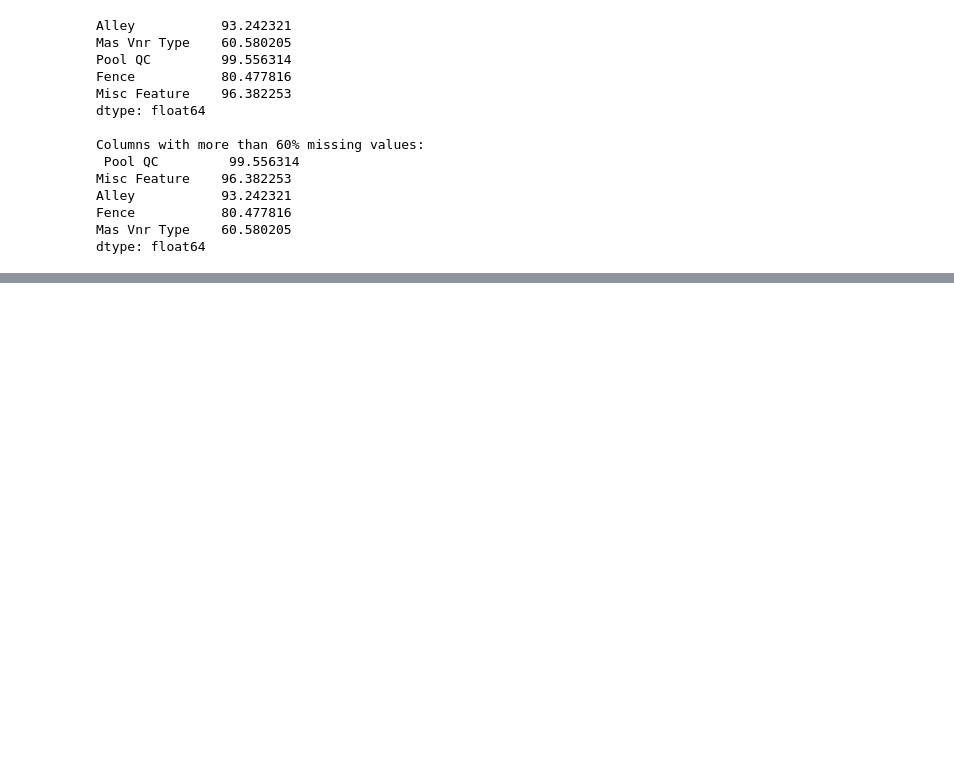
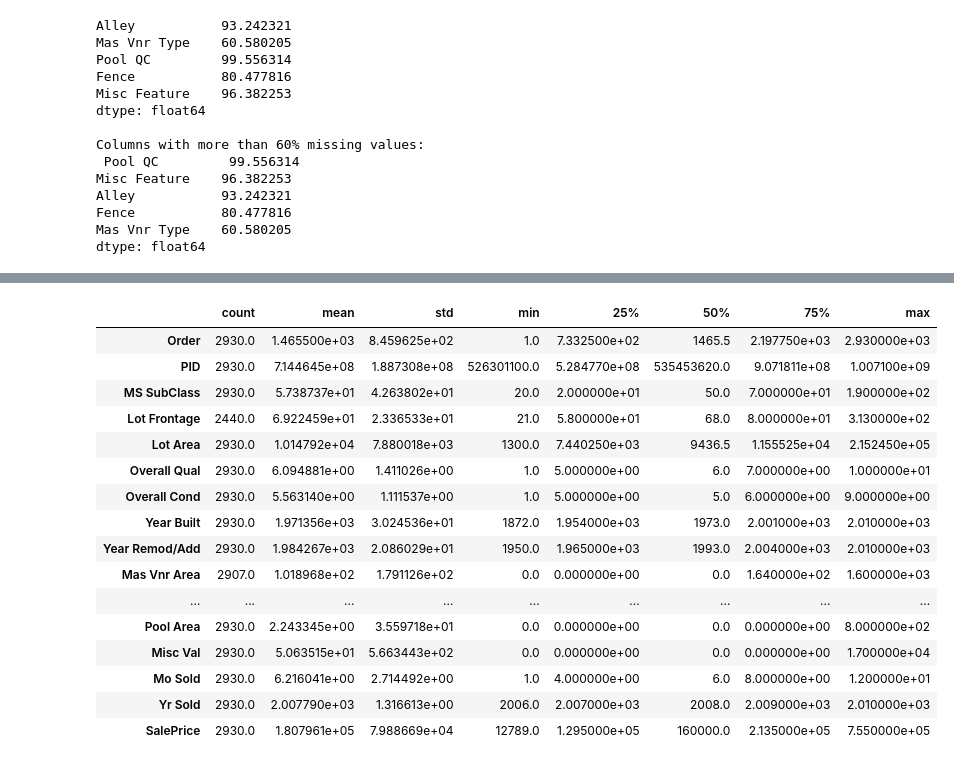
Before and after one commit to codebynishhhi/house_price_prediction, a Jupyter notebook: notebooks/exploration.ipynb, the cells around one changed output, grey strips where cells are left out. Saved outputs shown, nothing was run; the diff lists cells and outputs as text; code cells hidden in the pictures; blank space fills up the shorter version.

```diff
--- a/notebooks/exploration.ipynb
+++ b/notebooks/exploration.ipynb
@@ -368,0 +375,3 @@ dtype: float64
+# %%
+numeric_columns = df.select_dtypes(include=['int64','float64']).columns.tolist()
+print("Numeric columns:", len(numeric_columns))
@@ -368,0 +424,21 @@ dtype: float64
+# %%
+# numeric statistical summary
+df[numeric_columns].describe().T
+# %% [output]
+|  | count | mean | std | min | 25% | 50% | 75% | max |
+| Order | 2930.0 | 1.465500e+03 | 8.459625e+02 | 1.0 | 7.332500e+02 | 1465.5 | 2.197750e+03 | 2.930000e+03 |
+| PID | 2930.0 | 7.144645e+08 | 1.887308e+08 | 526301100.0 | 5.284770e+08 | 535453620.0 | 9.071811e+08 | 1.007100e+09 |
+| MS SubClass | 2930.0 | 5.738737e+01 | 4.263802e+01 | 20.0 | 2.000000e+01 | 50.0 | 7.000000e+01 | 1.900000e+02 |
+| Lot Frontage | 2440.0 | 6.922459e+01 | 2.336533e+01 | 21.0 | 5.800000e+01 | 68.0 | 8.000000e+01 | 3.130000e+02 |
+| Lot Area | 2930.0 | 1.014792e+04 | 7.880018e+03 | 1300.0 | 7.440250e+03 | 9436.5 | 1.155525e+04 | 2.152450e+05 |
+| Overall Qual | 2930.0 | 6.094881e+00 | 1.411026e+00 | 1.0 | 5.000000e+00 | 6.0 | 7.000000e+00 | 1.000000e+01 |
+| Overall Cond | 2930.0 | 5.563140e+00 | 1.111537e+00 | 1.0 | 5.000000e+00 | 5.0 | 6.000000e+00 | 9.000000e+00 |
+| Year Built | 2930.0 | 1.971356e+03 | 3.024536e+01 | 1872.0 | 1.954000e+03 | 1973.0 | 2.001000e+03 | 2.010000e+03 |
+| Year Remod/Add | 2930.0 | 1.984267e+03 | 2.086029e+01 | 1950.0 | 1.965000e+03 | 1993.0 | 2.004000e+03 | 2.010000e+03 |
+| Mas Vnr Area | 2907.0 | 1.018968e+02 | 1.791126e+02 | 0.0 | 0.000000e+00 | 0.0 | 1.640000e+02 | 1.600000e+03 |
+| ... | ... | ... | ... | ... | ... | ... | ... | ... |
+| Pool Area | 2930.0 | 2.243345e+00 | 3.559718e+01 | 0.0 | 0.000000e+00 | 0.0 | 0.000000e+00 | 8.000000e+02 |
+| Misc Val | 2930.0 | 5.063515e+01 | 5.663443e+02 | 0.0 | 0.000000e+00 | 0.0 | 0.000000e+00 | 1.700000e+04 |
+| Mo Sold | 2930.0 | 6.216041e+00 | 2.714492e+00 | 1.0 | 4.000000e+00 | 6.0 | 8.000000e+00 | 1.200000e+01 |
+| Yr Sold | 2930.0 | 2.007790e+03 | 1.316613e+00 | 2006.0 | 2.007000e+03 | 2008.0 | 2.009000e+03 | 2.010000e+03 |
+| SalePrice | 2930.0 | 1.807961e+05 | 7.988669e+04 | 12789.0 | 1.295000e+05 | 160000.0 | 2.135000e+05 | 7.550000e+05 |
```
Also changed, not shown: parts of 18 cells of this notebook.
